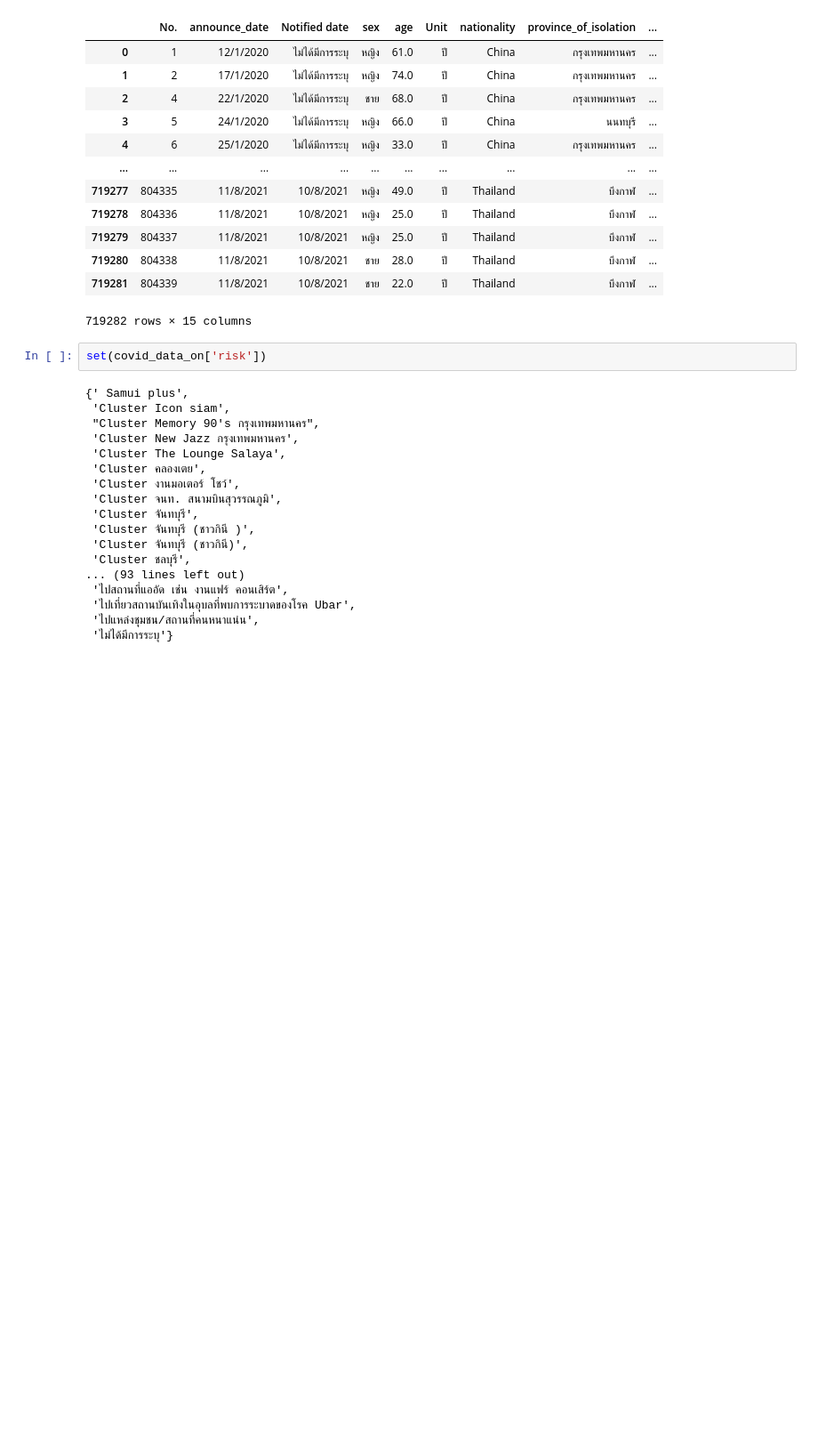
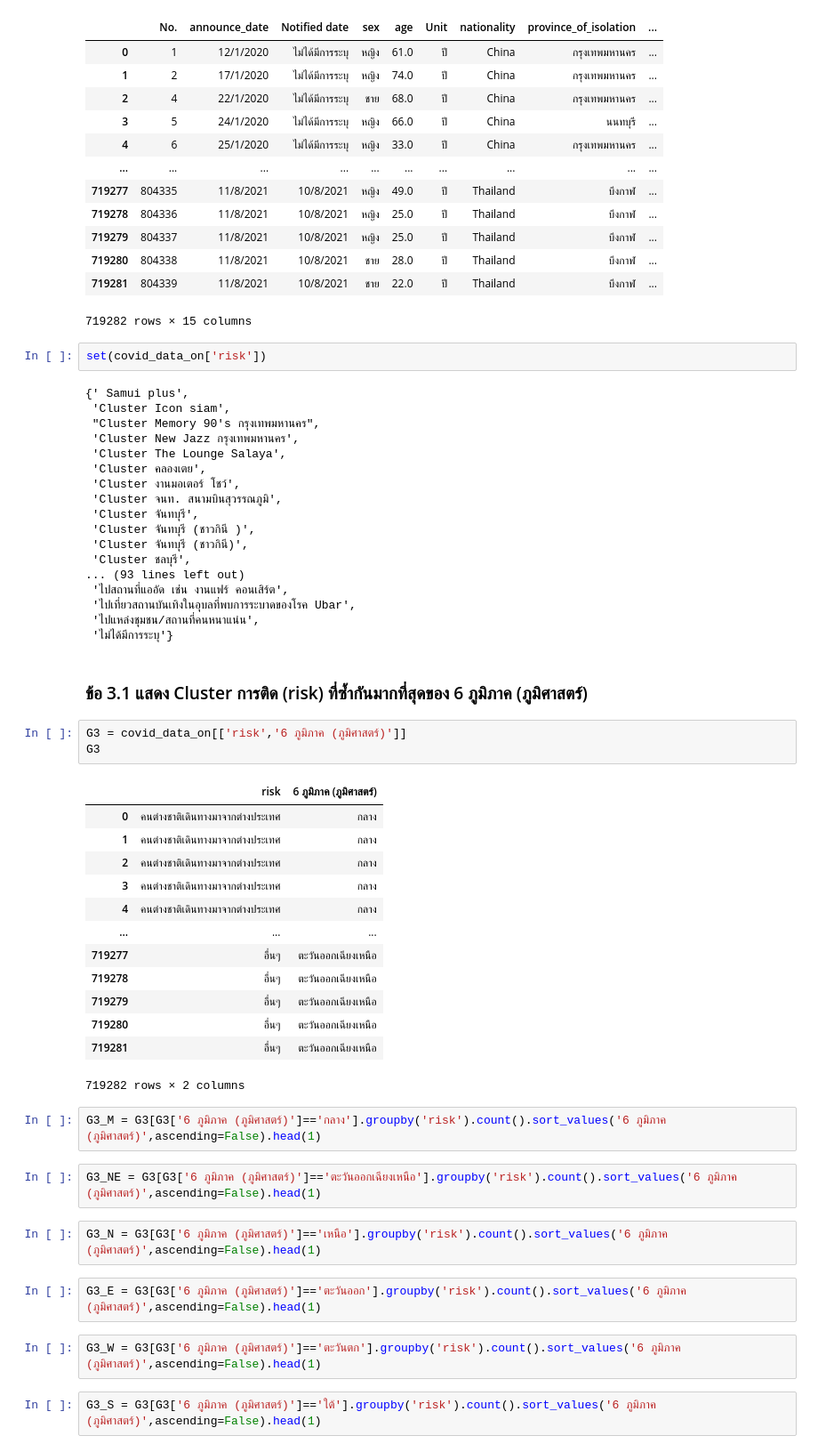
Before and after one commit to sitthatkaja/data_viz_2022, a Jupyter notebook: BasicPython&DataViz_midterm2022.ipynb, the cells around one changed output. Shown at 89% size. Cells and saved outputs as stored; diff of their text form; blank space fills up the shorter version.

```diff
--- a/BasicPython&DataViz_midterm2022.ipynb
+++ b/BasicPython&DataViz_midterm2022.ipynb
@@ -614,3 +614,34 @@ set(covid_data_on['risk'])
  'ไปเที่ยวสถานบันเทิงในอุบลที่พบการระบาดของโรค Ubar',
  'ไปแหล่งชุมชน/สถานที่คนหนาแน่น',
  'ไม่ได้มีการระบุ'}
+# %% [markdown]
+### ข้อ 3.1 แสดง Cluster การติด (risk) ที่ซ้ำกันมากที่สุดของ 6 ภูมิภาค (ภูมิศาสตร์)
+# %%
+G3 = covid_data_on[['risk','6 ภูมิภาค (ภูมิศาสตร์)']]
+G3
+# %% [output]
+|  | risk | 6 ภูมิภาค (ภูมิศาสตร์) |
+| 0 | คนต่างชาติเดินทางมาจากต่างประเทศ | กลาง |
+| 1 | คนต่างชาติเดินทางมาจากต่างประเทศ | กลาง |
+| 2 | คนต่างชาติเดินทางมาจากต่างประเทศ | กลาง |
+| 3 | คนต่างชาติเดินทางมาจากต่างประเทศ | กลาง |
+| 4 | คนต่างชาติเดินทางมาจากต่างประเทศ | กลาง |
+| ... | ... | ... |
+| 719277 | อื่นๆ | ตะวันออกเฉียงเหนือ |
+| 719278 | อื่นๆ | ตะวันออกเฉียงเหนือ |
+| 719279 | อื่นๆ | ตะวันออกเฉียงเหนือ |
+| 719280 | อื่นๆ | ตะวันออกเฉียงเหนือ |
+| 719281 | อื่นๆ | ตะวันออกเฉียงเหนือ |
+719282 rows × 2 columns
+# %%
+G3_M = G3[G3['6 ภูมิภาค (ภูมิศาสตร์)']=='กลาง'].groupby('risk').count().sort_values('6 ภูมิภาค (ภูมิศาสตร์)',ascending=False).head(1)
+# %%
+G3_NE = G3[G3['6 ภูมิภาค (ภูมิศาสตร์)']=='ตะวันออกเฉียงเหนือ'].groupby('risk').count().sort_values('6 ภูมิภาค (ภูมิศาสตร์)',ascending=False).head(1)
+# %%
+G3_N = G3[G3['6 ภูมิภาค (ภูมิศาสตร์)']=='เหนือ'].groupby('risk').count().sort_values('6 ภูมิภาค (ภูมิศาสตร์)',ascending=False).head(1)
+# %%
+G3_E = G3[G3['6 ภูมิภาค (ภูมิศาสตร์)']=='ตะวันออก'].groupby('risk').count().sort_values('6 ภูมิภาค (ภูมิศาสตร์)',ascending=False).head(1)
+# %%
+G3_W = G3[G3['6 ภูมิภาค (ภูมิศาสตร์)']=='ตะวันตก'].groupby('risk').count().sort_values('6 ภูมิภาค (ภูมิศาสตร์)',ascending=False).head(1)
+# %%
+G3_S = G3[G3['6 ภูมิภาค (ภูมิศาสตร์)']=='ใต้'].groupby('risk').count().sort_values('6 ภูมิภาค (ภูมิศาสตร์)',ascending=False).head(1)
```
Also changed, not shown: parts of 3 cells of this notebook.
